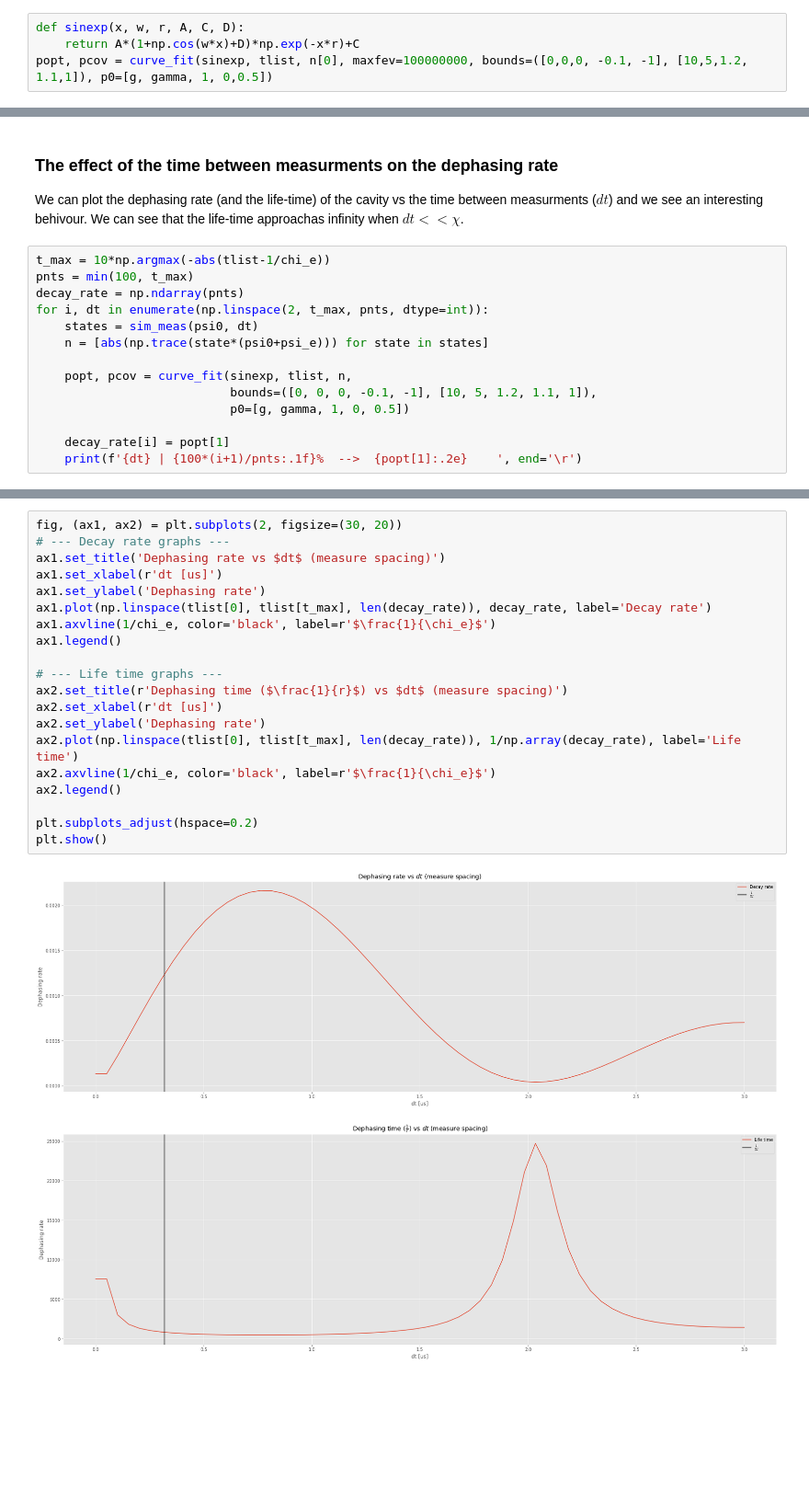
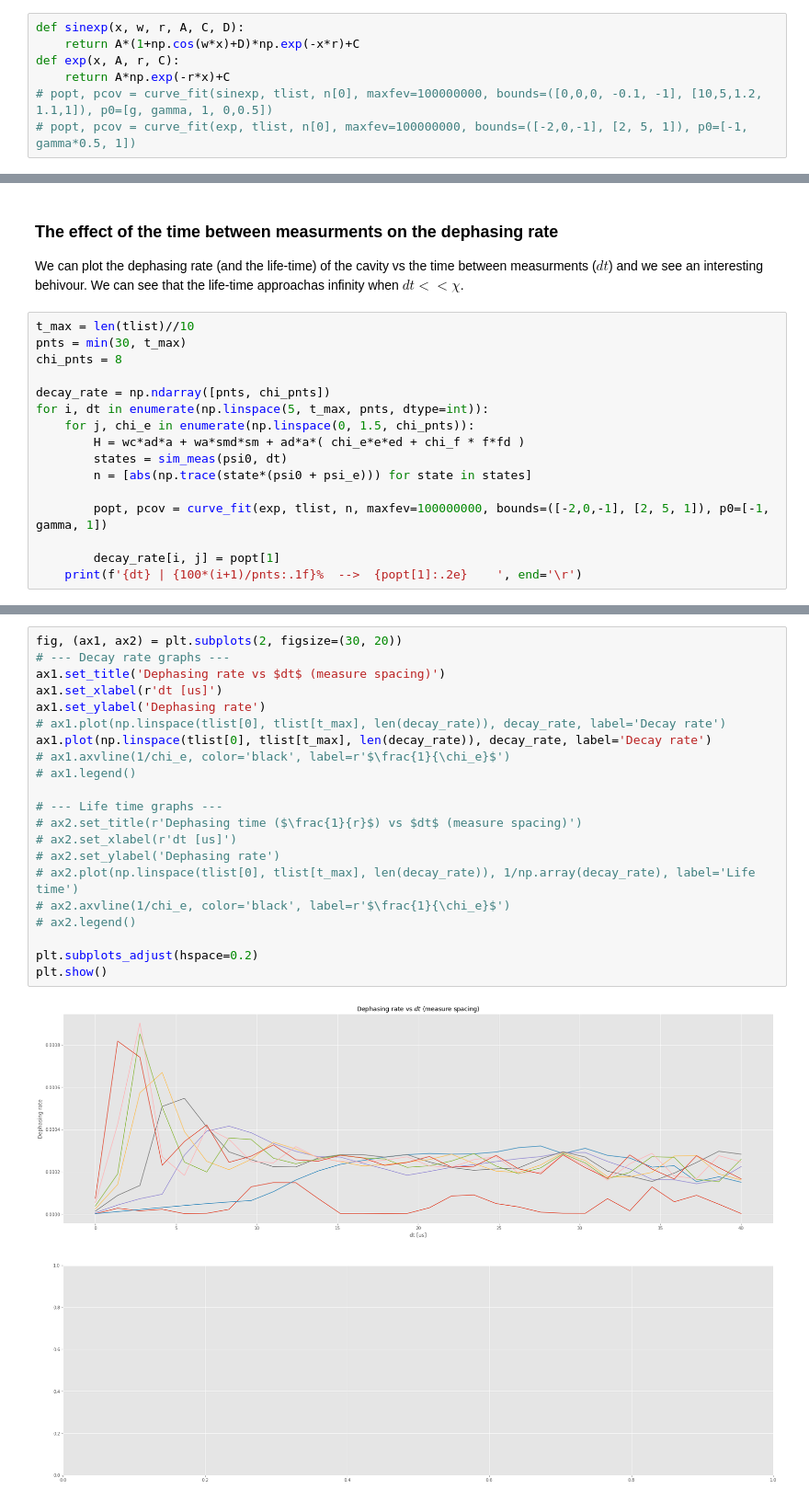
Before and after one commit to DanielCohenHillel/Cavity-Analysis, a Jupyter notebook: dephasing/dephasing.ipynb, the cells around one changed output, grey strips where cells are left out. Shown: that part at 92% size. Cells and saved outputs as stored; diff of their text form; blank space fills up the shorter version.

Commit message:
Added a more detatiled analysis of the dephasing
Also updated the README

```diff
--- a/dephasing/dephasing.ipynb
+++ b/dephasing/dephasing.ipynb
@@ -155,5 +156,8 @@ We can see that the decay rate is much smaller than it was eariler, thanks to wh
 # %%
 def sinexp(x, w, r, A, C, D):
     return A*(1+np.cos(w*x)+D)*np.exp(-x*r)+C
-popt, pcov = curve_fit(sinexp, tlist, n[0], maxfev=100000000, bounds=([0,0,0, -0.1, -1], [10,5,1.2, 1.1,1]), p0=[g, gamma, 1, 0,0.5])
+def exp(x, A, r, C):
+    return A*np.exp(-r*x)+C
+# popt, pcov = curve_fit(sinexp, tlist, n[0], maxfev=100000000, bounds=([0,0,0, -0.1, -1], [10,5,1.2, 1.1,1]), p0=[g, gamma, 1, 0,0.5])
+# popt, pcov = curve_fit(exp, tlist, n[0], maxfev=100000000, bounds=([-2,0,-1], [2, 5, 1]), p0=[-1, gamma*0.5, 1])
 # %%
@@ -205,17 +209,19 @@ But why do we loose our knowledge of the cavity frequency? Well, even though the
 ### The effect of the time between measurments on the dephasing rate
 We can plot the dephasing rate (and the life-time) of the cavity vs the time between measurments ($dt$) and we see an interesting behivour. We can see that the life-time approachas infinity when $dt << \chi$.
 # %%
-t_max = 10*np.argmax(-abs(tlist-1/chi_e))
-pnts = min(100, t_max)
-decay_rate = np.ndarray(pnts)
-for i, dt in enumerate(np.linspace(2, t_max, pnts, dtype=int)):
-    states = sim_meas(psi0, dt)
-    n = [abs(np.trace(state*(psi0+psi_e))) for state in states]
+t_max = len(tlist)//10
+pnts = min(30, t_max)
+chi_pnts = 8
 
-    popt, pcov = curve_fit(sinexp, tlist, n,
-                           bounds=([0, 0, 0, -0.1, -1], [10, 5, 1.2, 1.1, 1]),
-                           p0=[g, gamma, 1, 0, 0.5])
+decay_rate = np.ndarray([pnts, chi_pnts])
+for i, dt in enumerate(np.linspace(5, t_max, pnts, dtype=int)):
+    for j, chi_e in enumerate(np.linspace(0, 1.5, chi_pnts)):
+        H = wc*ad*a + wa*smd*sm + ad*a*( chi_e*e*ed + chi_f * f*fd )
+        states = sim_meas(psi0, dt)
+        n = [abs(np.trace(state*(psi0 + psi_e))) for state in states]
 
-    decay_rate[i] = popt[1]
+        popt, pcov = curve_fit(exp, tlist, n, maxfev=100000000, bounds=([-2,0,-1], [2, 5, 1]), p0=[-1, gamma, 1])
+
+        decay_rate[i, j] = popt[1]
     print(f'{dt} | {100*(i+1)/pnts:.1f}%  -->  {popt[1]:.2e}    ', end='\r')
 # %% [output]
@@ -223,22 +229,23 @@ for i, dt in enumerate(np.linspace(2, t_max, pnts, dtype=int)):
 # %%
 fig, (ax1, ax2) = plt.subplots(2, figsize=(30, 20))
 # --- Decay rate graphs ---
 ax1.set_title('Dephasing rate vs $dt$ (measure spacing)')
 ax1.set_xlabel(r'dt [us]')
 ax1.set_ylabel('Dephasing rate')
+# ax1.plot(np.linspace(tlist[0], tlist[t_max], len(decay_rate)), decay_rate, label='Decay rate')
 ax1.plot(np.linspace(tlist[0], tlist[t_max], len(decay_rate)), decay_rate, label='Decay rate')
-ax1.axvline(1/chi_e, color='black', label=r'$\frac{1}{\chi_e}$')
-ax1.legend()
+# ax1.axvline(1/chi_e, color='black', label=r'$\frac{1}{\chi_e}$')
+# ax1.legend()
 
 # --- Life time graphs ---
-ax2.set_title(r'Dephasing time ($\frac{1}{r}$) vs $dt$ (measure spacing)')
-ax2.set_xlabel(r'dt [us]')
-ax2.set_ylabel('Dephasing rate')
-ax2.plot(np.linspace(tlist[0], tlist[t_max], len(decay_rate)), 1/np.array(decay_rate), label='Life time')
-ax2.axvline(1/chi_e, color='black', label=r'$\frac{1}{\chi_e}$')
-ax2.legend()
+# ax2.set_title(r'Dephasing time ($\frac{1}{r}$) vs $dt$ (measure spacing)')
+# ax2.set_xlabel(r'dt [us]')
+# ax2.set_ylabel('Dephasing rate')
+# ax2.plot(np.linspace(tlist[0], tlist[t_max], len(decay_rate)), 1/np.array(decay_rate), label='Life time')
+# ax2.axvline(1/chi_e, color='black', label=r'$\frac{1}{\chi_e}$')
+# ax2.legend()
 
 plt.subplots_adjust(hspace=0.2)
 plt.show()
 # %% [output]
-[figure, old version]
+[figure, new version]
```
Also changed, not shown: parts of 11 cells of this notebook, 3 other files.
